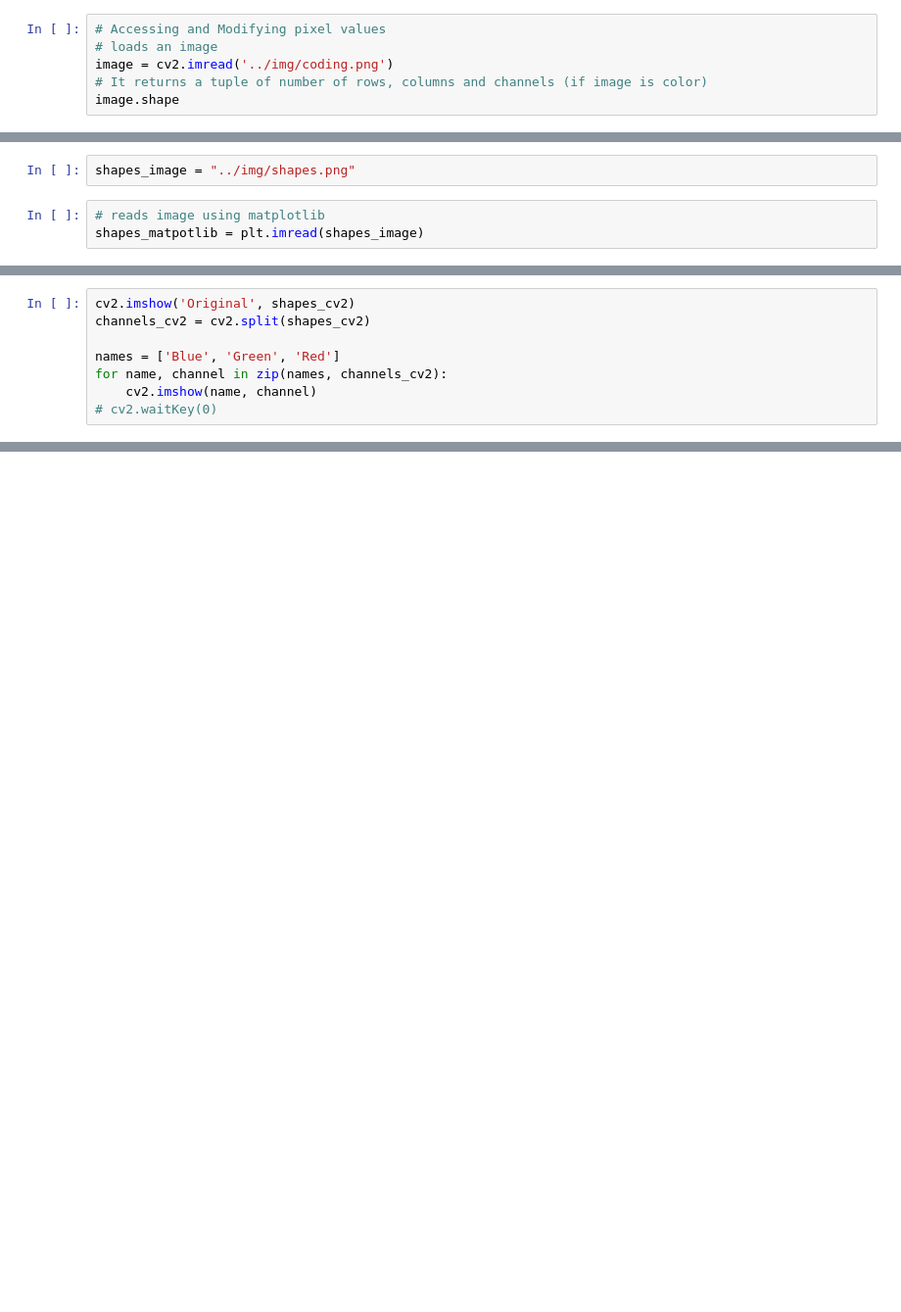
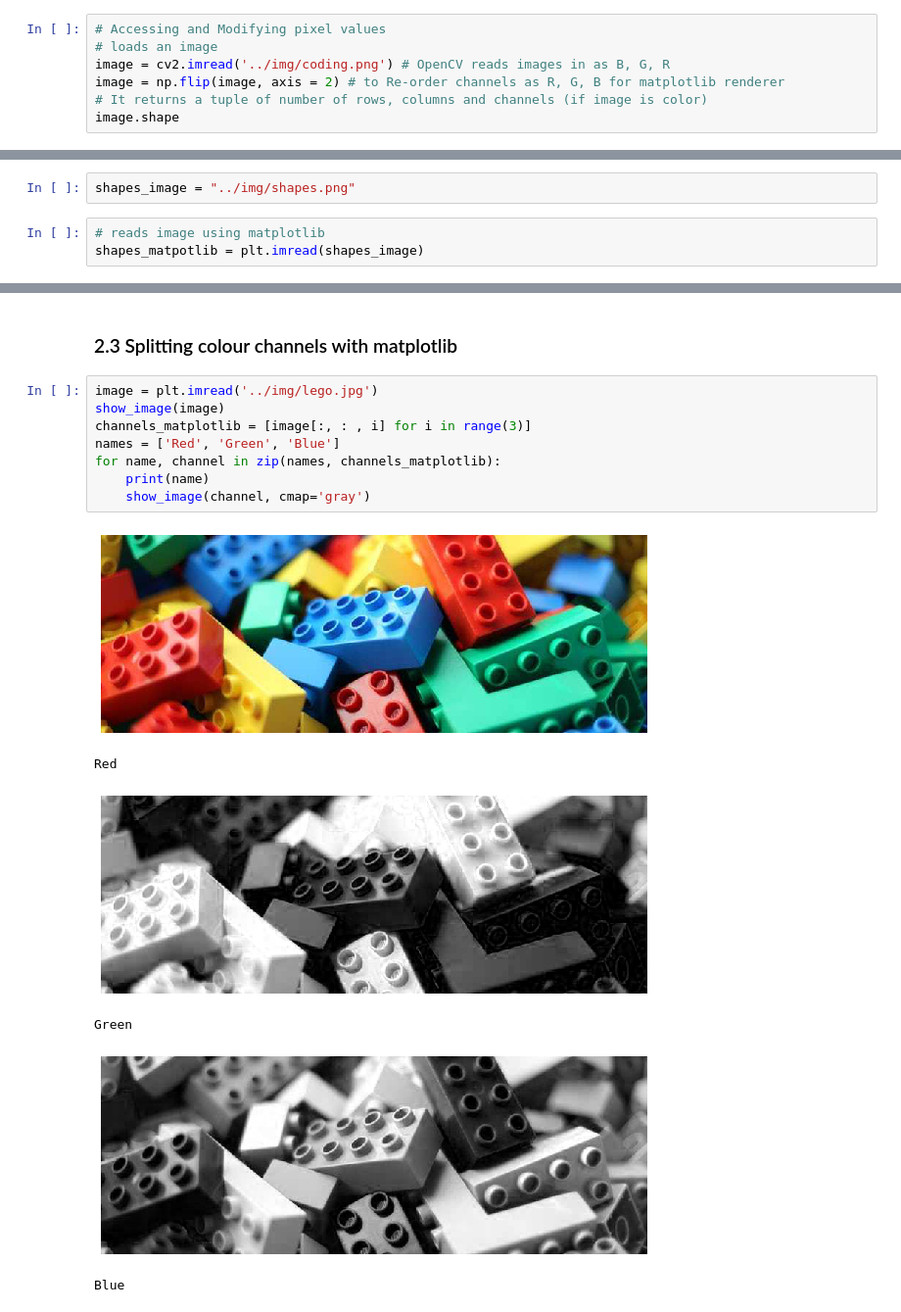
Before and after one commit to beginners-machine-learning-london/computer_vision_basics, a Jupyter notebook: notebooks/Lesson 1 - Basic Image Operations.ipynb, the cells around one changed output, grey strips where cells are left out. Shown at 98% size. Drawn from its saved outputs; the diff is of its cells as text; blank space fills up the shorter version.

```diff
--- a/notebooks/Lesson 1 - Basic Image Operations.ipynb
+++ b/notebooks/Lesson 1 - Basic Image Operations.ipynb
@@ -8,6 +8,7 @@ import matplotlib.pyplot as plt
 # %%
 # Accessing and Modifying pixel values
 # loads an image
-image = cv2.imread('../img/coding.png')
+image = cv2.imread('../img/coding.png') # OpenCV reads images in as B, G, R
+image = np.flip(image, axis = 2) # to Re-order channels as R, G, B for matplotlib renderer
 # It returns a tuple of number of rows, columns and channels (if image is color)
 image.shape
@@ -55,8 +67,0 @@ for name, channel in zip(names, channels_matplotlib):
-# %%
-cv2.imshow('Original', shapes_cv2)
-channels_cv2 = cv2.split(shapes_cv2)
-
-names = ['Blue', 'Green', 'Red']
-for name, channel in zip(names, channels_cv2):
-    cv2.imshow(name, channel)
-# cv2.waitKey(0)
@@ -71,0 +127,17 @@ np.flip(x, axis =0 )
+# %% [markdown]
+### 2.3 Splitting colour channels with matplotlib
+# %%
+image = plt.imread('../img/lego.jpg')
+show_image(image)
+channels_matplotlib = [image[:, : , i] for i in range(3)]
+names = ['Red', 'Green', 'Blue']
+for name, channel in zip(names, channels_matplotlib):
+    print(name)
+    show_image(channel, cmap='gray')
+# %% [output]
+[figure, added]
+Red
+[figure, added]
+Green
+[figure, added]
+Blue
```
Also changed, not shown: parts of 30 cells of this notebook.
